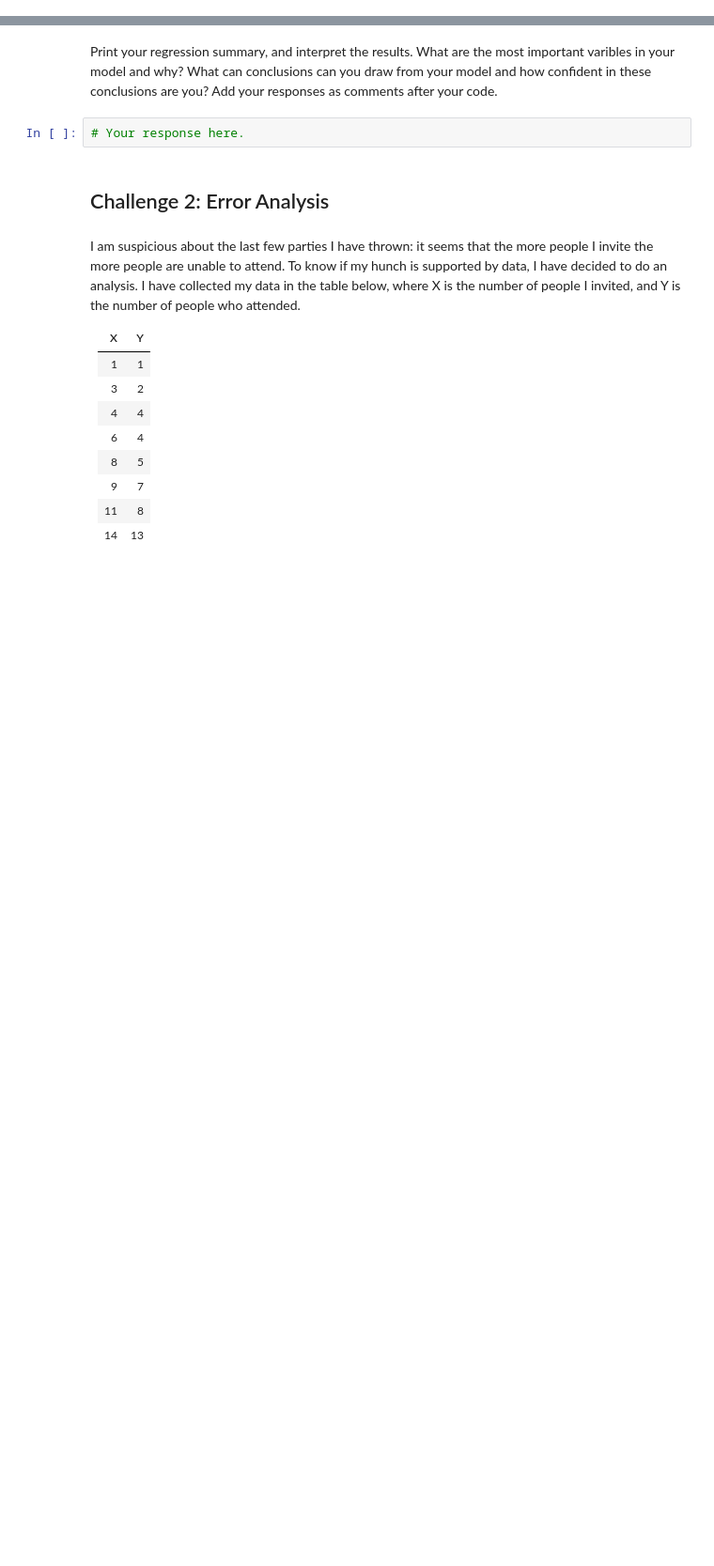
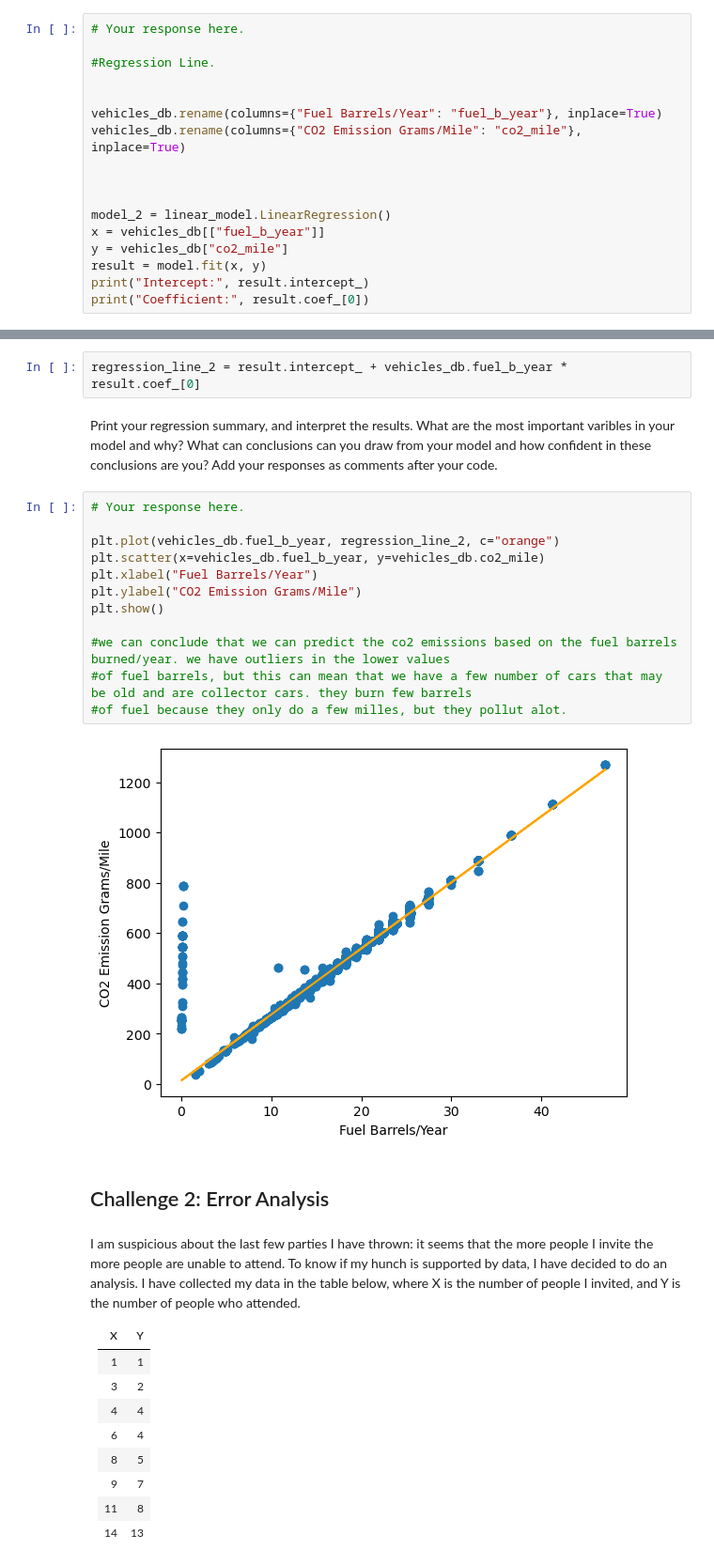
Before and after one commit to zepcerqueira/lab-regression-analysis, a Jupyter notebook: your-code/challenge1.ipynb, the cells around one changed output, grey strips where cells are left out. Shown: that part at 94% size. Cells and saved outputs as stored; diff of their text form; blank space fills up the shorter version.

```diff
--- a/your-code/challenge1.ipynb
+++ b/your-code/challenge1.ipynb
@@ -75,0 +178,17 @@ Build a regression model for this data. What type of regression are you using? A
+# %%
+# Your response here.
+
+#Regression Line.
+
+
+vehicles_db.rename(columns={"Fuel Barrels/Year": "fuel_b_year"}, inplace=True)
+vehicles_db.rename(columns={"CO2 Emission Grams/Mile": "co2_mile"}, inplace=True)
+
+
+
+model_2 = linear_model.LinearRegression()
+x = vehicles_db[["fuel_b_year"]]
+y = vehicles_db["co2_mile"]
+result = model.fit(x, y)
+print("Intercept:", result.intercept_)
+print("Coefficient:", result.coef_[0])
@@ -76,7 +207,21 @@ Build a regression model for this data. What type of regression are you using? A
+# %%
+regression_line_2 = result.intercept_ + vehicles_db.fuel_b_year * result.coef_[0]
 # %% [markdown]
 Print your regression summary, and interpret the results. What are the most important varibles in your model and why? What can conclusions can you draw from your model and how confident in these conclusions are you? Add your responses as comments after your code.
-# %%
-# Your response here.
+# %%
+# Your response here.
+
+plt.plot(vehicles_db.fuel_b_year, regression_line_2, c="orange")
+plt.scatter(x=vehicles_db.fuel_b_year, y=vehicles_db.co2_mile)
+plt.xlabel("Fuel Barrels/Year")
+plt.ylabel("CO2 Emission Grams/Mile")
+plt.show()
+
+#we can conclude that we can predict the co2 emissions based on the fuel barrels burned/year. we have outliers in the lower values
+#of fuel barrels, but this can mean that we have a few number of cars that may be old and are collector cars. they burn few barrels
+#of fuel because they only do a few milles, but they pollut alot.
+# %% [output]
+[figure, added]
 # %% [markdown]
 ## Challenge 2: Error Analysis
 # %% [markdown]
```
Also changed, not shown: parts of 21 cells of this notebook.
